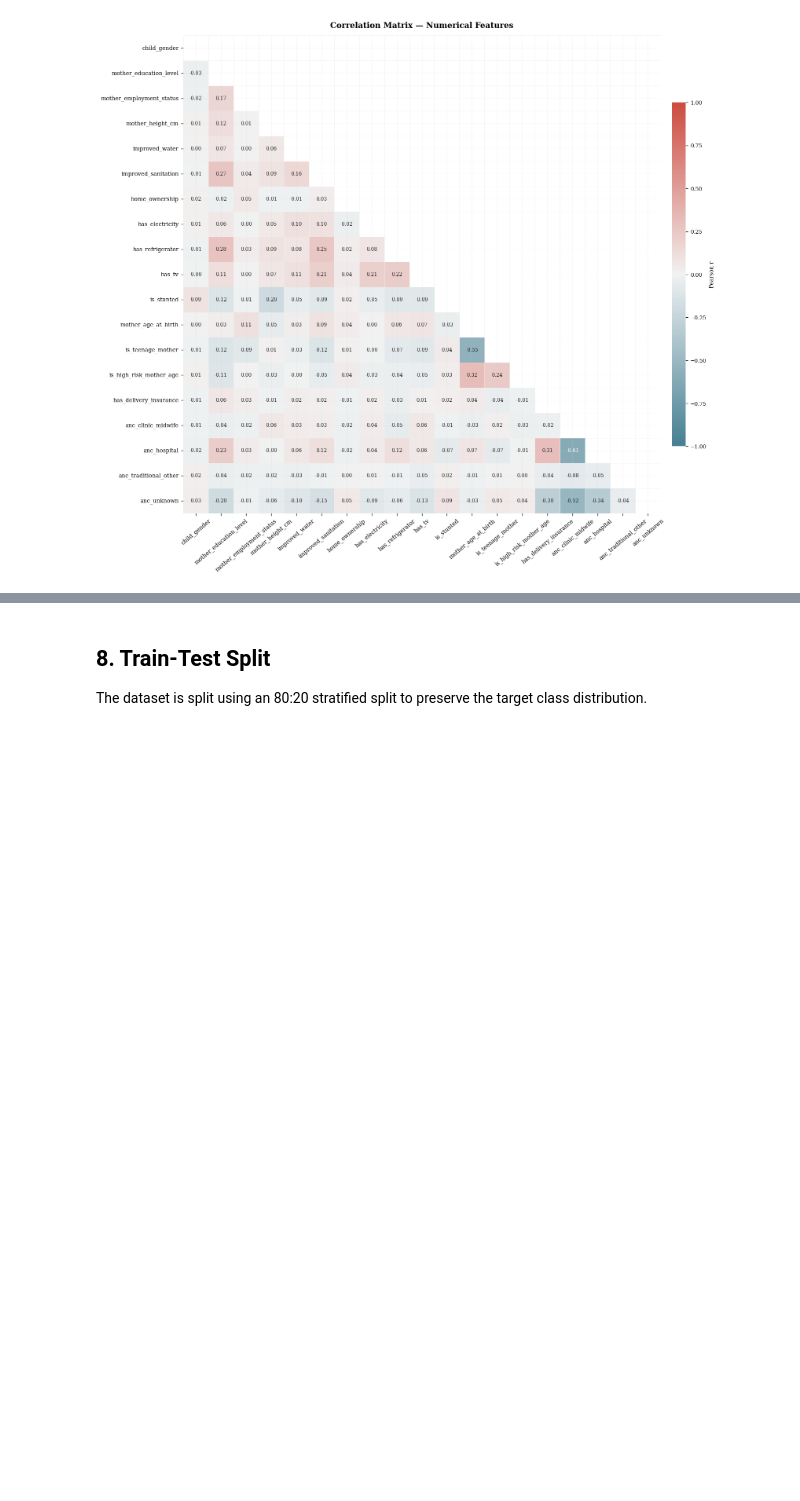
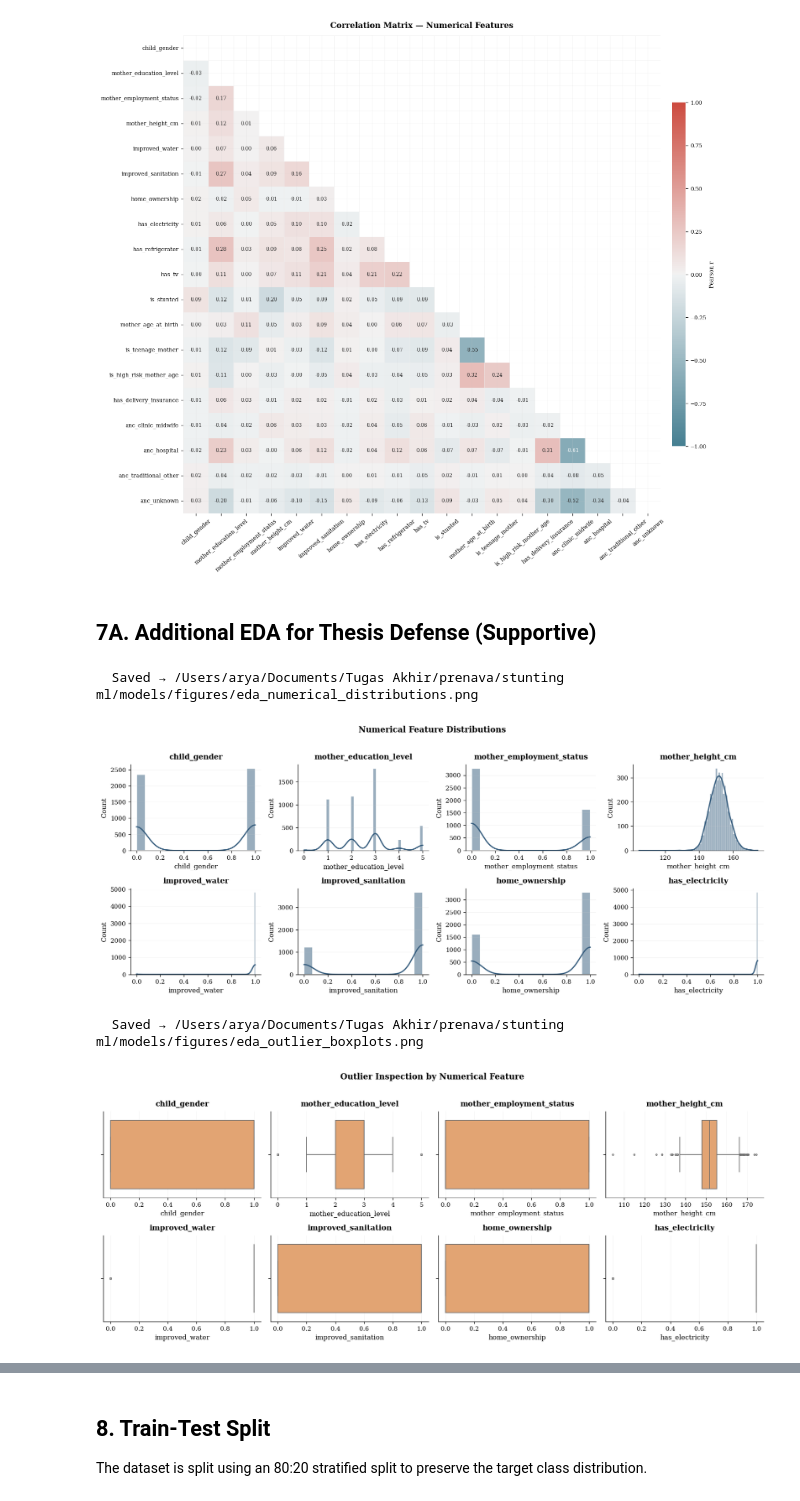
Before and after one commit to app-prenava/stunting, a Jupyter notebook: notebook/stunting-arya.ipynb, the cells around one changed output, grey strips where cells are left out. Cells and saved outputs as stored; diff of their text form; code cells hidden in the pictures; blank space fills up the shorter version.

```diff
--- a/notebook/stunting-arya.ipynb
+++ b/notebook/stunting-arya.ipynb
@@ -511,3 +511,48 @@ plt.show()
 # %% [output]
   Saved → /Users/arya/Documents/Tugas Akhir/prenava/stunting ml/models/figures/correlation_matrix.png
 [figure]
+# %% [markdown]
+## 7A. Additional EDA for Thesis Defense (Supportive)
+# %%
+# 1) Numerical distribution visualization
+numeric_cols = [c for c in df.columns if pd.api.types.is_numeric_dtype(df[c]) and c != "is_stunted"]
+plot_cols = numeric_cols[:min(8, len(numeric_cols))]
+
+n = len(plot_cols)
+fig, axes = plt.subplots(int(np.ceil(n / 4)), 4, figsize=(14, 2.8 * int(np.ceil(n / 4))))
+axes = np.array(axes).reshape(-1)
+
+for i, col in enumerate(plot_cols):
+    ax = axes[i]
+    sns.histplot(df[col], kde=True, ax=ax, color=PALETTE["primary"], edgecolor="white")
+    style_ax(ax, title=f"{col}", xlabel=None, ylabel="Count", grid_axis="y")
+
+for j in range(i + 1, len(axes)):
+    axes[j].axis("off")
+
+fig.suptitle("Numerical Feature Distributions", fontsize=12, fontweight="bold", y=1.02)
+plt.tight_layout()
+save_figure(fig, "eda_numerical_distributions.png", tight=False)
+plt.show()
+
+# 2) Outlier visualization (boxplot)
+fig, axes = plt.subplots(int(np.ceil(n / 4)), 4, figsize=(14, 2.8 * int(np.ceil(n / 4))))
+axes = np.array(axes).reshape(-1)
+
+for i, col in enumerate(plot_cols):
+    ax = axes[i]
+    sns.boxplot(x=df[col], ax=ax, color=PALETTE["orange"], fliersize=2)
+    style_ax(ax, title=f"{col}", xlabel=None, ylabel=None, grid_axis="x")
+
+for j in range(i + 1, len(axes)):
+    axes[j].axis("off")
+
+fig.suptitle("Outlier Inspection by Numerical Feature", fontsize=12, fontweight="bold", y=1.02)
+plt.tight_layout()
+save_figure(fig, "eda_outlier_boxplots.png", tight=False)
+plt.show()
+# %% [output]
+  Saved → /Users/arya/Documents/Tugas Akhir/prenava/stunting ml/models/figures/eda_numerical_distributions.png
+[figure, added]
+  Saved → /Users/arya/Documents/Tugas Akhir/prenava/stunting ml/models/figures/eda_outlier_boxplots.png
+[figure, added]
```
Also changed, not shown: parts of 6 cells of this notebook, 7 other files.
